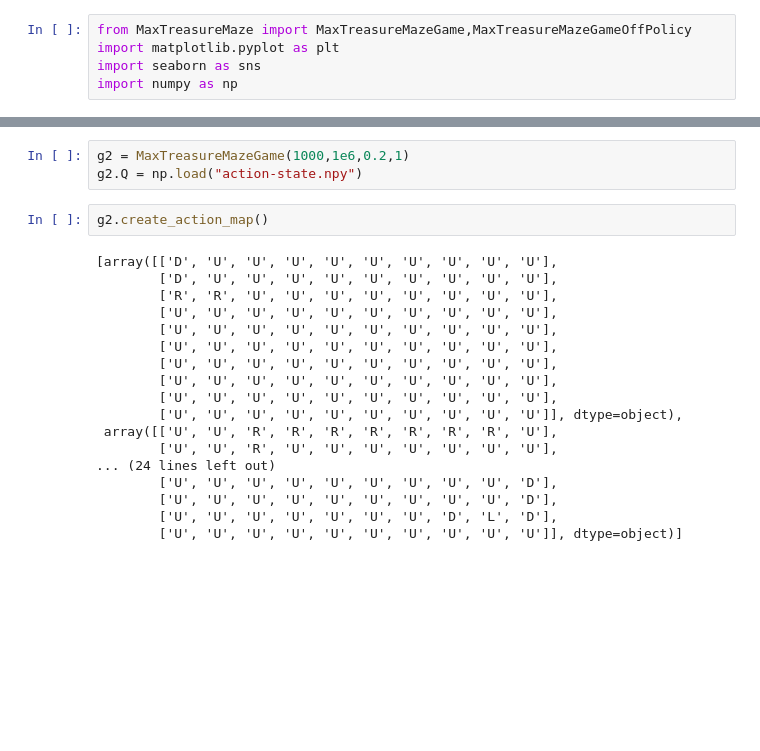
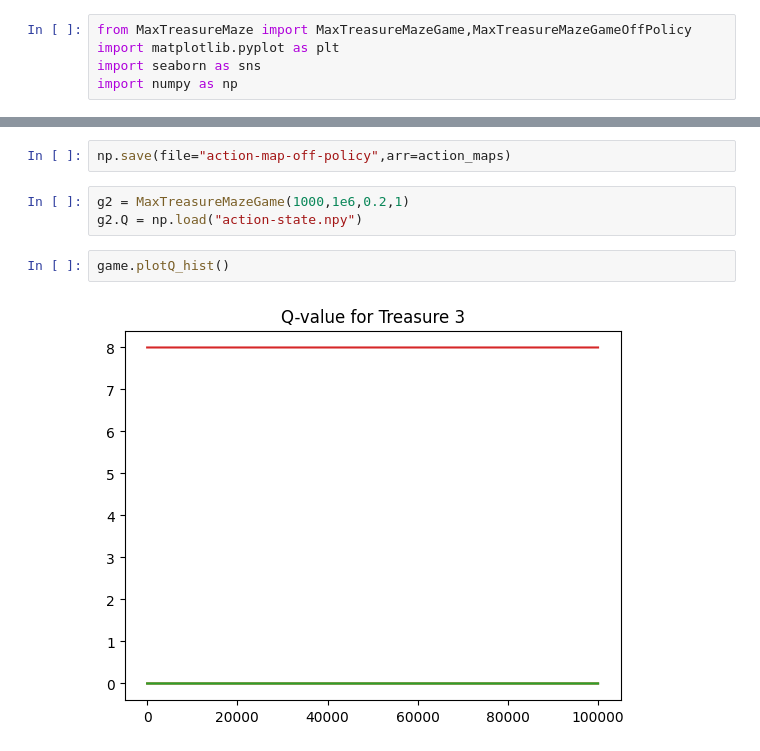
Before and after one commit to devgala/RL-Assignment1, a Jupyter notebook: MonteCarloRL.ipynb, the cells around one changed output, grey strips where cells are left out. Saved outputs shown, nothing was run; the diff lists cells and outputs as text; blank space fills up the shorter version.

```diff
--- a/MonteCarloRL.ipynb
+++ b/MonteCarloRL.ipynb
@@ -42,23 +111,9 @@ KeyError: 0
+# %%
+np.save(file="action-map-off-policy",arr=action_maps)
 # %%
 g2 = MaxTreasureMazeGame(1000,1e6,0.2,1)
 g2.Q = np.load("action-state.npy")
-# %%
-g2.create_action_map()
-# %% [output]
-[array([['D', 'U', 'U', 'U', 'U', 'U', 'U', 'U', 'U', 'U'],
-        ['D', 'U', 'U', 'U', 'U', 'U', 'U', 'U', 'U', 'U'],
-        ['R', 'R', 'U', 'U', 'U', 'U', 'U', 'U', 'U', 'U'],
-        ['U', 'U', 'U', 'U', 'U', 'U', 'U', 'U', 'U', 'U'],
-        ['U', 'U', 'U', 'U', 'U', 'U', 'U', 'U', 'U', 'U'],
-        ['U', 'U', 'U', 'U', 'U', 'U', 'U', 'U', 'U', 'U'],
-        ['U', 'U', 'U', 'U', 'U', 'U', 'U', 'U', 'U', 'U'],
-        ['U', 'U', 'U', 'U', 'U', 'U', 'U', 'U', 'U', 'U'],
-        ['U', 'U', 'U', 'U', 'U', 'U', 'U', 'U', 'U', 'U'],
-        ['U', 'U', 'U', 'U', 'U', 'U', 'U', 'U', 'U', 'U']], dtype=object),
- array([['U', 'U', 'R', 'R', 'R', 'R', 'R', 'R', 'R', 'U'],
-        ['U', 'U', 'R', 'U', 'U', 'U', 'U', 'U', 'U', 'U'],
-... (24 lines left out)
-        ['U', 'U', 'U', 'U', 'U', 'U', 'U', 'U', 'U', 'D'],
-        ['U', 'U', 'U', 'U', 'U', 'U', 'U', 'U', 'U', 'D'],
-        ['U', 'U', 'U', 'U', 'U', 'U', 'U', 'D', 'L', 'D'],
-        ['U', 'U', 'U', 'U', 'U', 'U', 'U', 'U', 'U', 'U']], dtype=object)]
+# %%
+game.plotQ_hist()
+# %% [output]
+[figure, added]
```
Also changed, not shown: parts of 11 cells of this notebook, 1 other file.
